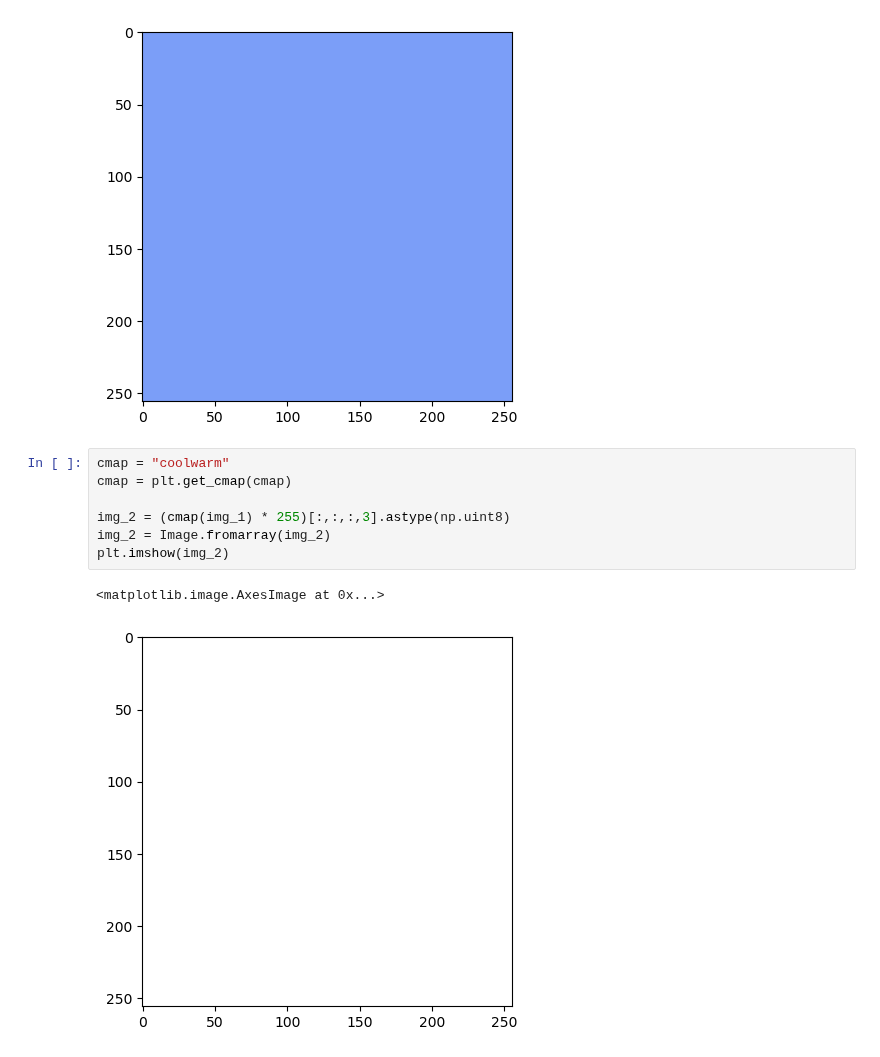
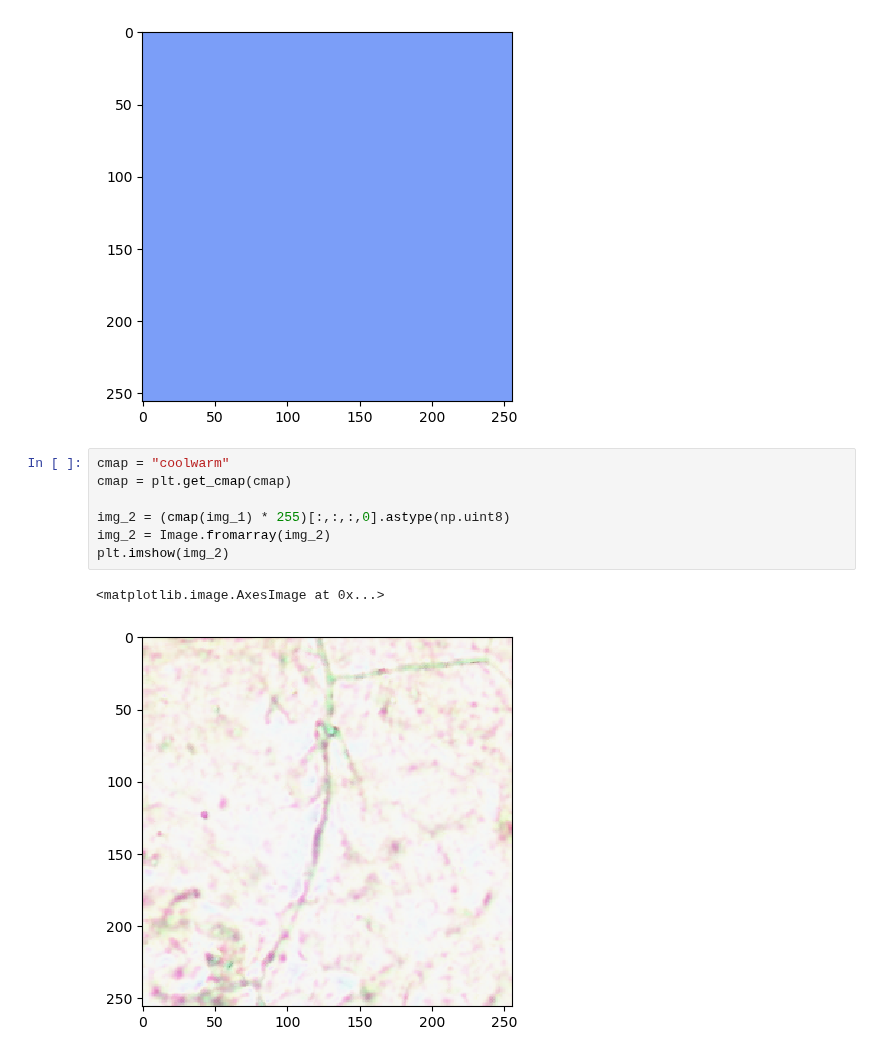
Before and after one commit to AshrithSagar/CLAM-Fungal, a Jupyter notebook: test_1.ipynb, the cells around one changed output. Saved outputs shown, nothing was run; the diff lists cells and outputs as text.

```diff
--- a/test_1.ipynb
+++ b/test_1.ipynb
@@ -427,10 +427,10 @@ plt.imshow(img_block)
 # %%
 cmap = "coolwarm"
 cmap = plt.get_cmap(cmap)
 
-img_2 = (cmap(img_1) * 255)[:,:,:,3].astype(np.uint8)
+img_2 = (cmap(img_1) * 255)[:,:,:,0].astype(np.uint8)
 img_2 = Image.fromarray(img_2)
 plt.imshow(img_2)
 # %% [output]
 <matplotlib.image.AxesImage at 0x...>
-[figure, old version]
+[figure, new version]
```
Also changed, not shown: parts of 9 cells of this notebook, 3 other files.
